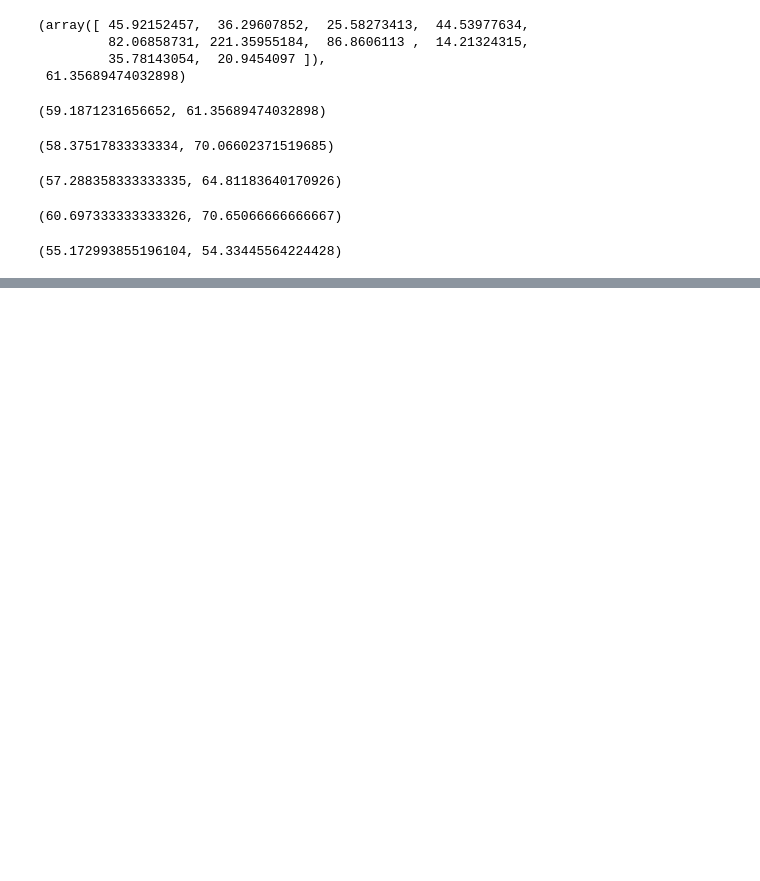
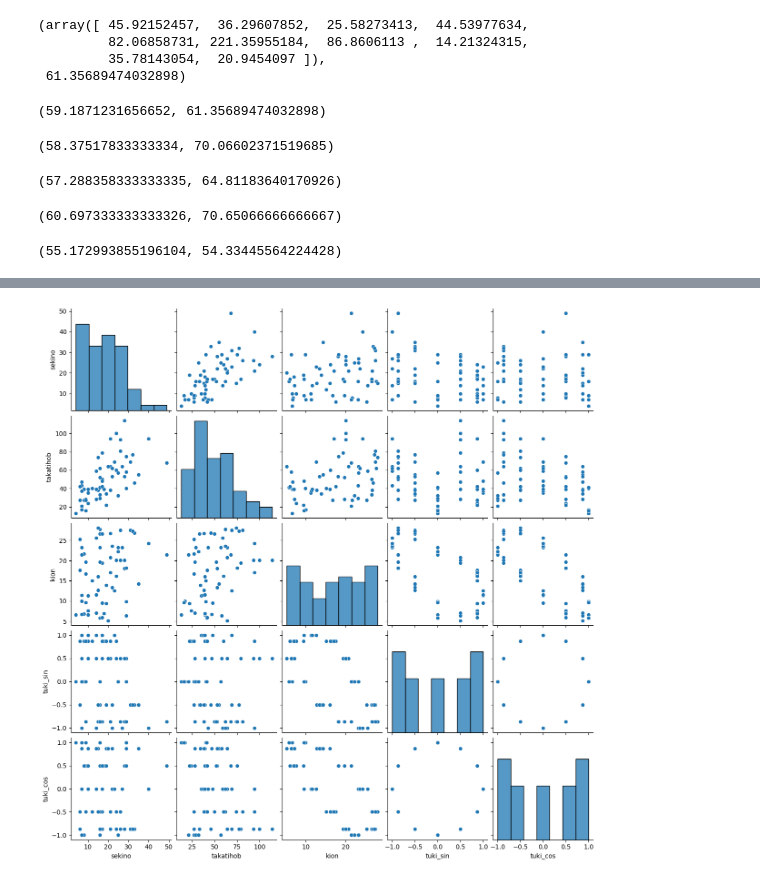
Before and after one commit to okana2ki/hotel-analysis, a Jupyter notebook: search_trend.ipynb, the cells around one changed output, grey strips where cells are left out. Saved outputs shown, nothing was run; the diff lists cells and outputs as text; code cells hidden in the pictures; blank space fills up the shorter version.

```diff
--- a/search_trend.ipynb
+++ b/search_trend.ipynb
@@ -198,0 +254,11 @@ nn_average_mse_original, nn_average_mse  # Neural Network MSE before and after f
+# %%
+# Selecting the relevant columns (3rd to 7th) for the scatter plot matrix
+columns_to_plot_updated = data[['sekino', 'takatihob', 'kion', 'tuki_sin', 'tuki_cos']]
+
+# Create a pairplot (scatter plot matrix) for the selected columns
+sns.pairplot(columns_to_plot_updated)
+
+# Show the plot
+plt.show()
+# %% [output]
+[figure, added]
```
Also changed, not shown: parts of 4 cells of this notebook.
